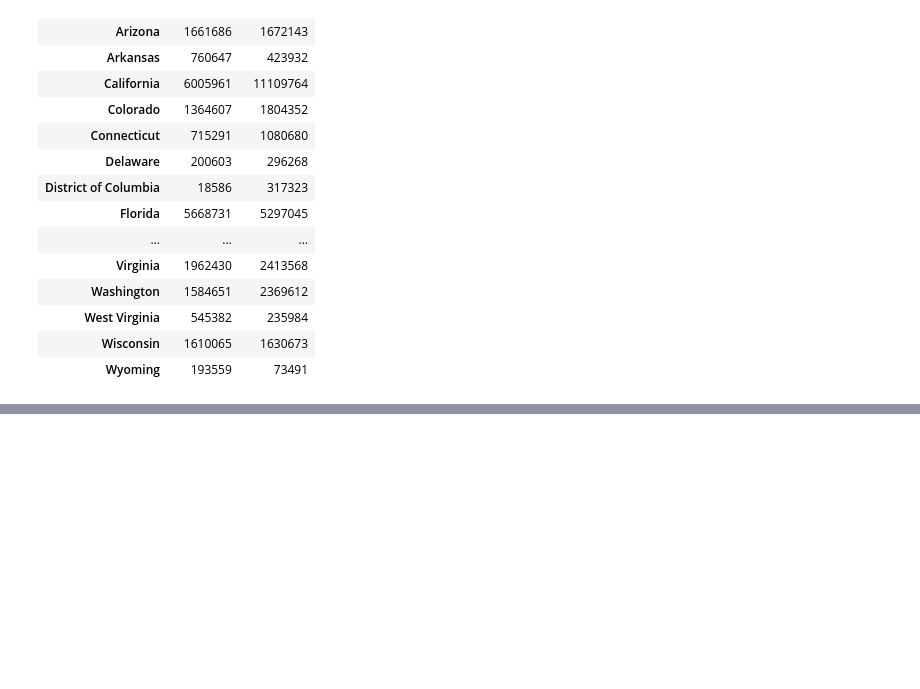
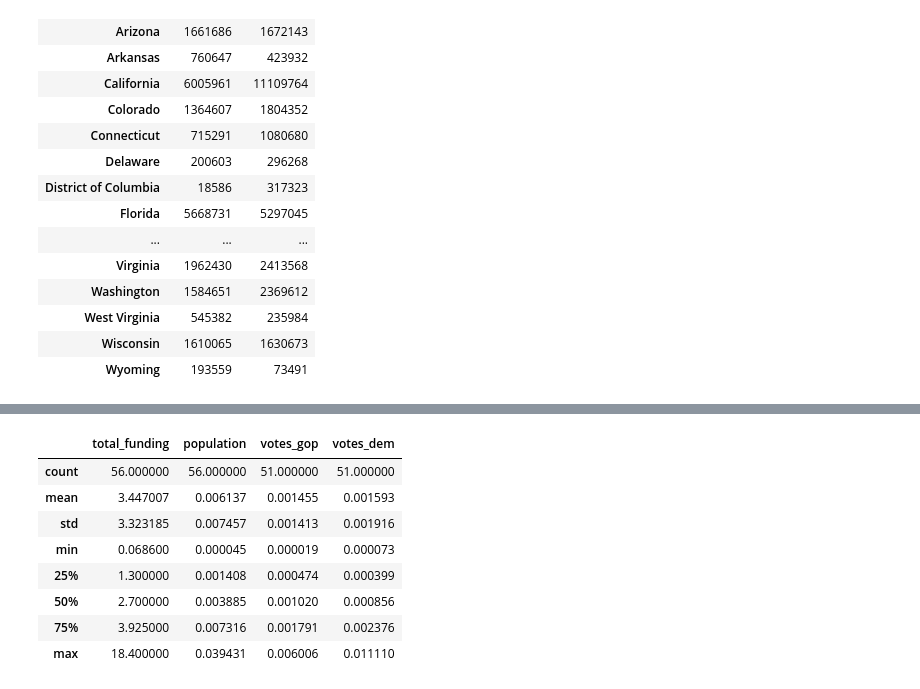
Before and after one commit to hellojohncruz/DATA-608, a Jupyter notebook: Story 01/jobs_act_allocation.ipynb, the cells around one changed output, grey strips where cells are left out. Cells and saved outputs as stored; diff of their text form; code cells hidden in the pictures; blank space fills up the shorter version.

```diff
--- a/Story 01/jobs_act_allocation.ipynb
+++ b/Story 01/jobs_act_allocation.ipynb
@@ -225,0 +227,14 @@ analysis_df
+# %%
+analysis_df[['votes_gop', 'votes_dem']] = analysis_df[['votes_gop', 'votes_dem']] / 1e9
+# %%
+analysis_df.describe()
+# %% [output]
+|  | total_funding | population | votes_gop | votes_dem |
+| count | 56.000000 | 56.000000 | 51.000000 | 51.000000 |
+| mean | 3.447007 | 0.006137 | 0.001455 | 0.001593 |
+| std | 3.323185 | 0.007457 | 0.001413 | 0.001916 |
+| min | 0.068600 | 0.000045 | 0.000019 | 0.000073 |
+| 25% | 1.300000 | 0.001408 | 0.000474 | 0.000399 |
+| 50% | 2.700000 | 0.003885 | 0.001020 | 0.000856 |
+| 75% | 3.925000 | 0.007316 | 0.001791 | 0.002376 |
+| max | 18.400000 | 0.039431 | 0.006006 | 0.011110 |
```
Also changed, not shown: parts of 4 cells of this notebook.
